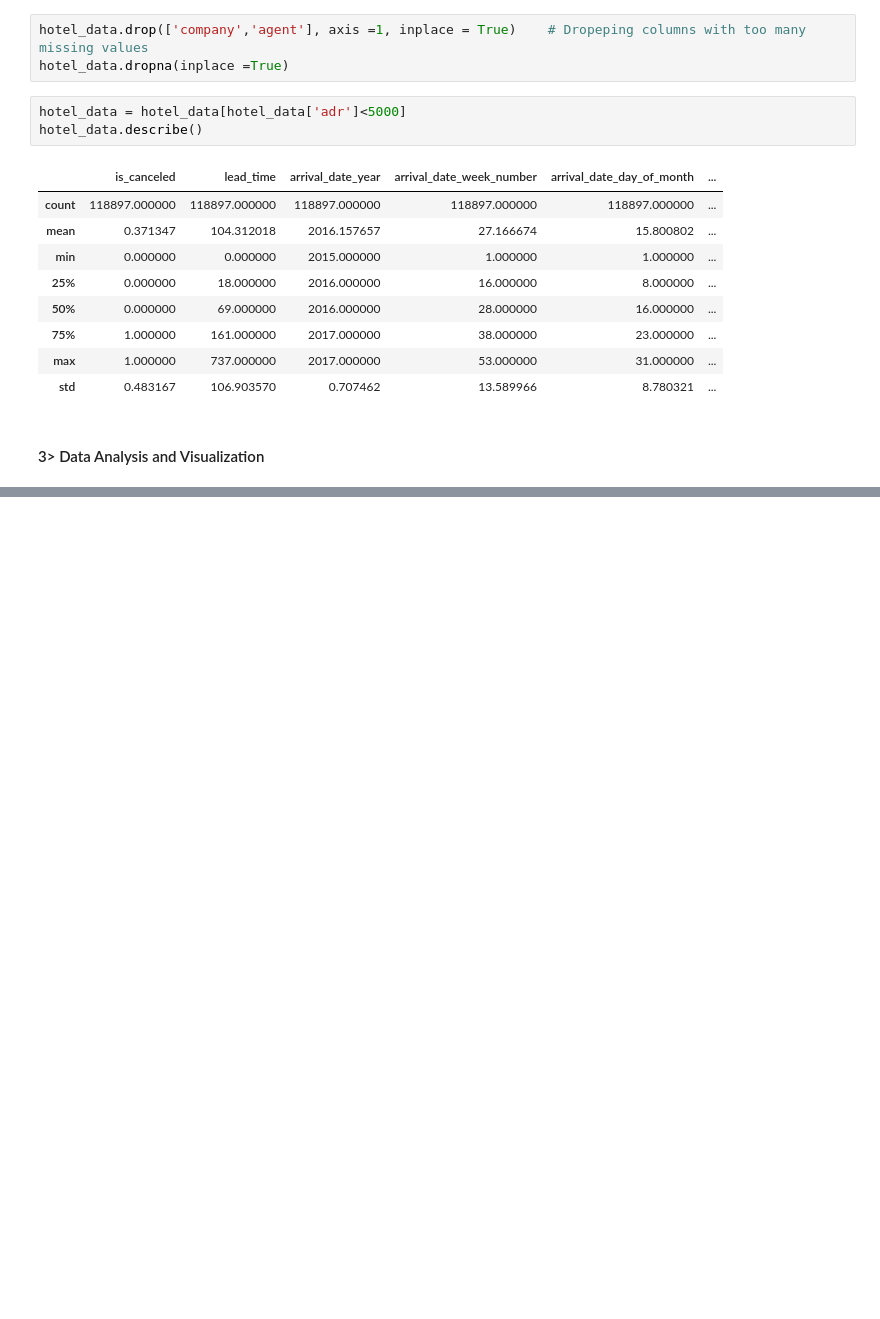
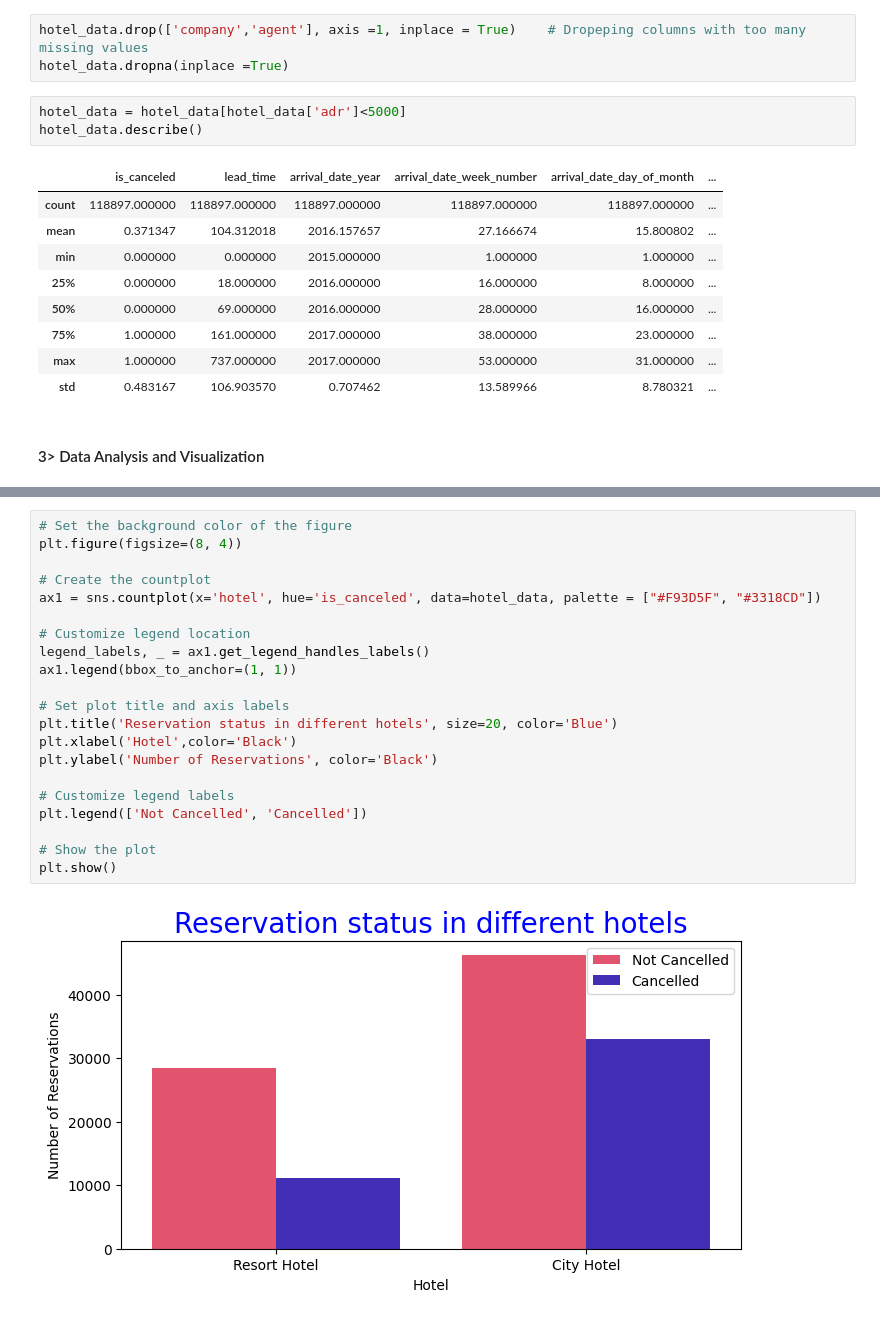
Before and after one commit to amitghoshg/Hotel_Booking, a Jupyter notebook: Hotel data analysis.ipynb, the cells around one changed output, grey strips where cells are left out. Cells and saved outputs as stored; diff of their text form; blank space fills up the shorter version.

```diff
--- a/Hotel data analysis.ipynb
+++ b/Hotel data analysis.ipynb
@@ -147,0 +163,23 @@ hotel_data.describe()
+# %%
+# Set the background color of the figure
+plt.figure(figsize=(8, 4))
+
+# Create the countplot
+ax1 = sns.countplot(x='hotel', hue='is_canceled', data=hotel_data, palette = ["#F93D5F", "#3318CD"])
+
+# Customize legend location
+legend_labels, _ = ax1.get_legend_handles_labels()
+ax1.legend(bbox_to_anchor=(1, 1))
+
+# Set plot title and axis labels
+plt.title('Reservation status in different hotels', size=20, color='Blue')
+plt.xlabel('Hotel',color='Black')
+plt.ylabel('Number of Reservations', color='Black')
+
+# Customize legend labels
+plt.legend(['Not Cancelled', 'Cancelled'])
+
+# Show the plot
+plt.show()
+# %% [output]
+[figure, added]
```
Also changed, not shown: parts of 14 cells of this notebook, 9 other files.
